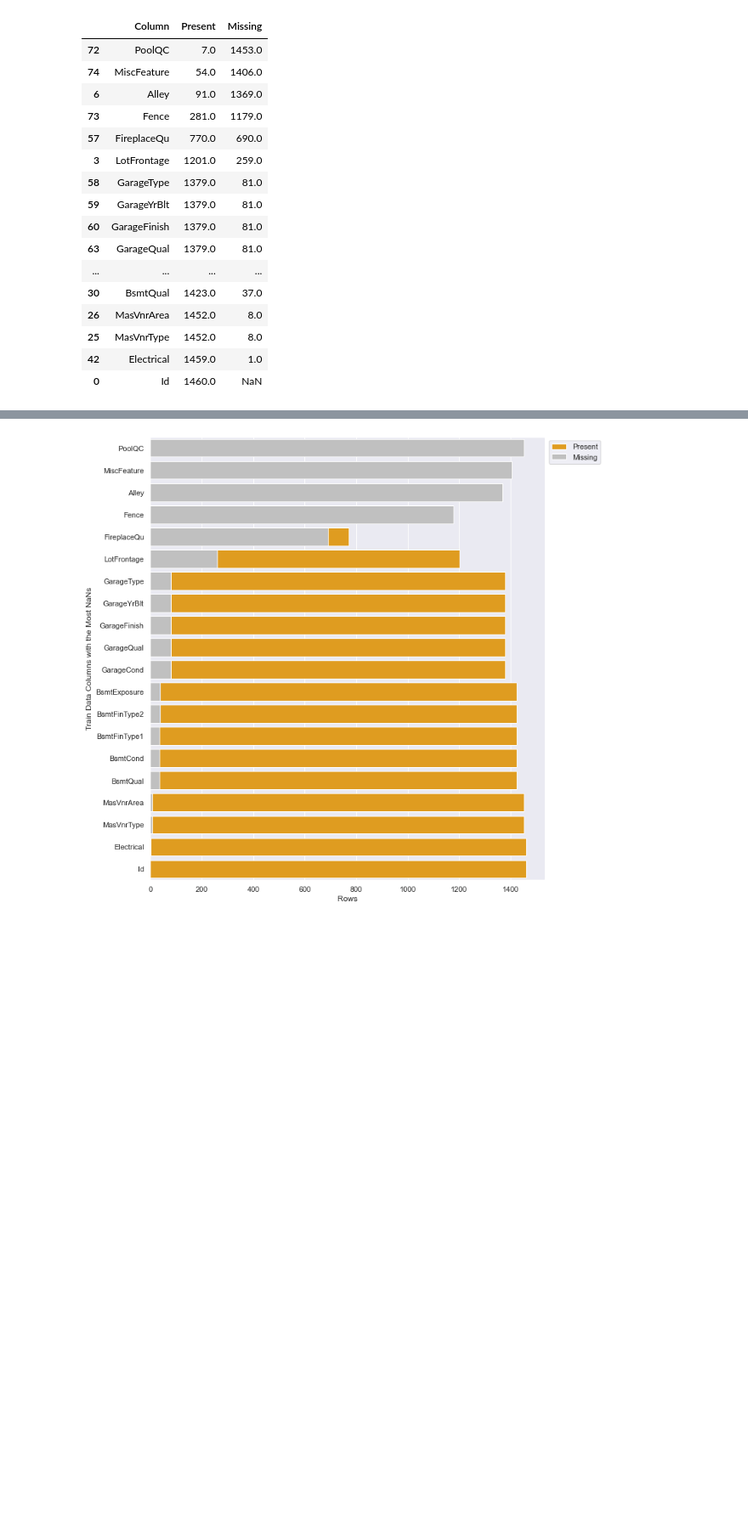
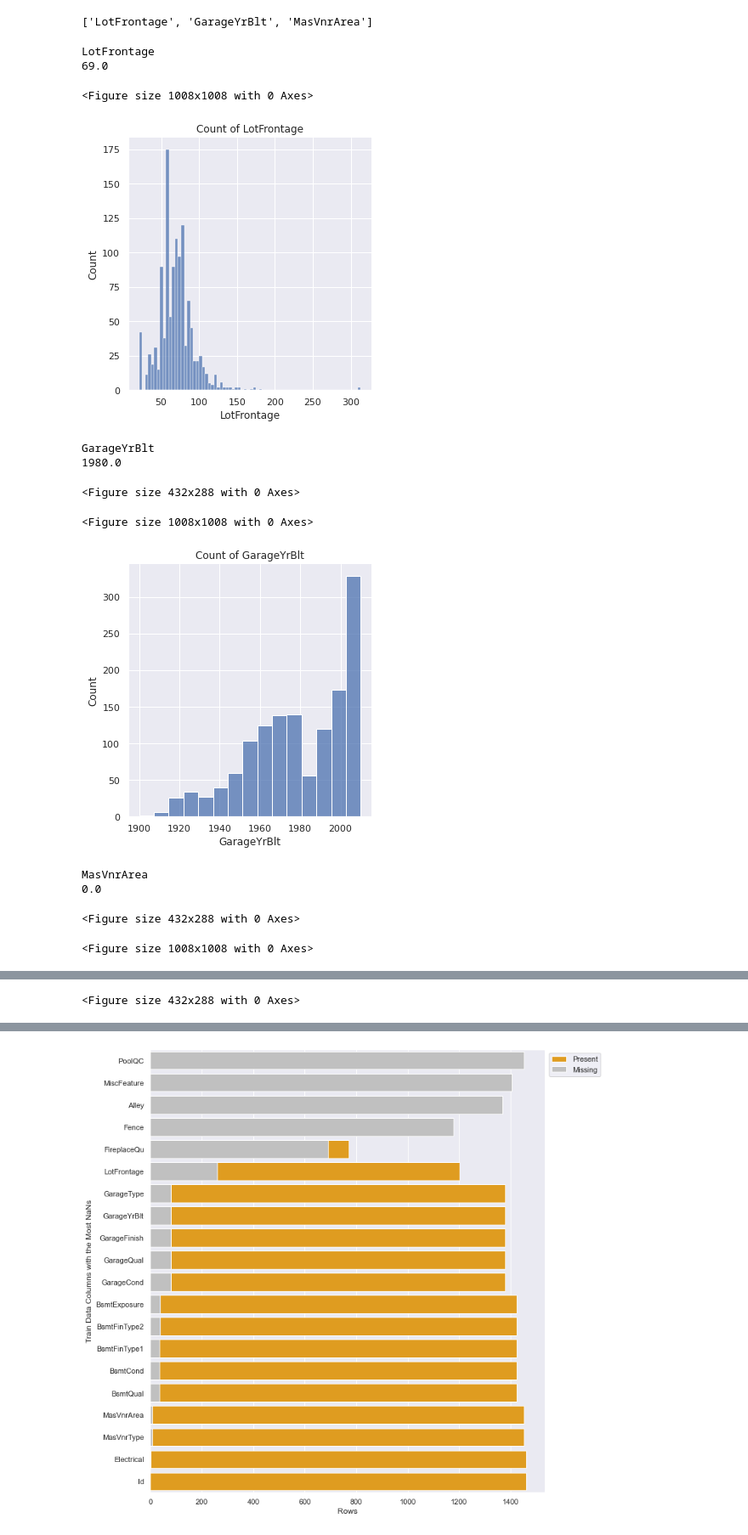
Before and after one commit to oimartin/Predicting_House_Prices, a Jupyter notebook: predicting_home_prices.ipynb, the cells around one changed output, grey strips where cells are left out. Shown at 85% size. Saved outputs shown, nothing was run; the diff lists cells and outputs as text; code cells hidden in the pictures; blank space fills up the shorter version.

```diff
--- a/predicting_home_prices.ipynb
+++ b/predicting_home_prices.ipynb
@@ -37,25 +44,31 @@ train_na.rename(columns={'index':'Column',
-# %%
-# Show 20 columns with the most missing values
-top_20_na = train_na.rename(columns={'index':'Column',
-                             0:'Present',
-                             1:'Missing'}).sort_values(by='Missing',
-                                                       ascending=False).head(20)
-top_20_na
-# %% [output]
-|  | Column | Present | Missing |
-| 72 | PoolQC | 7.0 | 1453.0 |
-| 74 | MiscFeature | 54.0 | 1406.0 |
-| 6 | Alley | 91.0 | 1369.0 |
-| 73 | Fence | 281.0 | 1179.0 |
-| 57 | FireplaceQu | 770.0 | 690.0 |
-| 3 | LotFrontage | 1201.0 | 259.0 |
-| 58 | GarageType | 1379.0 | 81.0 |
-| 59 | GarageYrBlt | 1379.0 | 81.0 |
-| 60 | GarageFinish | 1379.0 | 81.0 |
-| 63 | GarageQual | 1379.0 | 81.0 |
-| ... | ... | ... | ... |
-| 30 | BsmtQual | 1423.0 | 37.0 |
-| 26 | MasVnrArea | 1452.0 | 8.0 |
-| 25 | MasVnrType | 1452.0 | 8.0 |
-| 42 | Electrical | 1459.0 | 1.0 |
-| 0 | Id | 1460.0 | NaN |
+# %%
+numerical_missing = list(train[list(top_20_na['Column'])].describe().columns)
+numerical_missing
+# %% [output]
+['LotFrontage', 'GarageYrBlt', 'MasVnrArea']
+# %%
+sns.set_theme(color_codes=True)
+
+for feature in numerical_missing:
+  print(f"{feature}")
+  print(train[feature].median())
+  plt.figure(figsize=(14,14), frameon=False)
+  s = sns.displot(train[feature])
+  plt.title(f"Count of {feature}")
+  plt.show()
+  # s.figure.savefig(f"figures/histogram_{feature}.png")
+  plt.tight_layout()
+# %% [output]
+LotFrontage
+69.0
+<Figure size 1008x1008 with 0 Axes>
+[figure, added]
+GarageYrBlt
+1980.0
+<Figure size 432x288 with 0 Axes>
+<Figure size 1008x1008 with 0 Axes>
+[figure, added]
+MasVnrArea
+0.0
+<Figure size 432x288 with 0 Axes>
+<Figure size 1008x1008 with 0 Axes>
@@ -61,0 +76 @@ top_20_na
+<Figure size 432x288 with 0 Axes>
```
Also changed, not shown: parts of 8 cells of this notebook.
